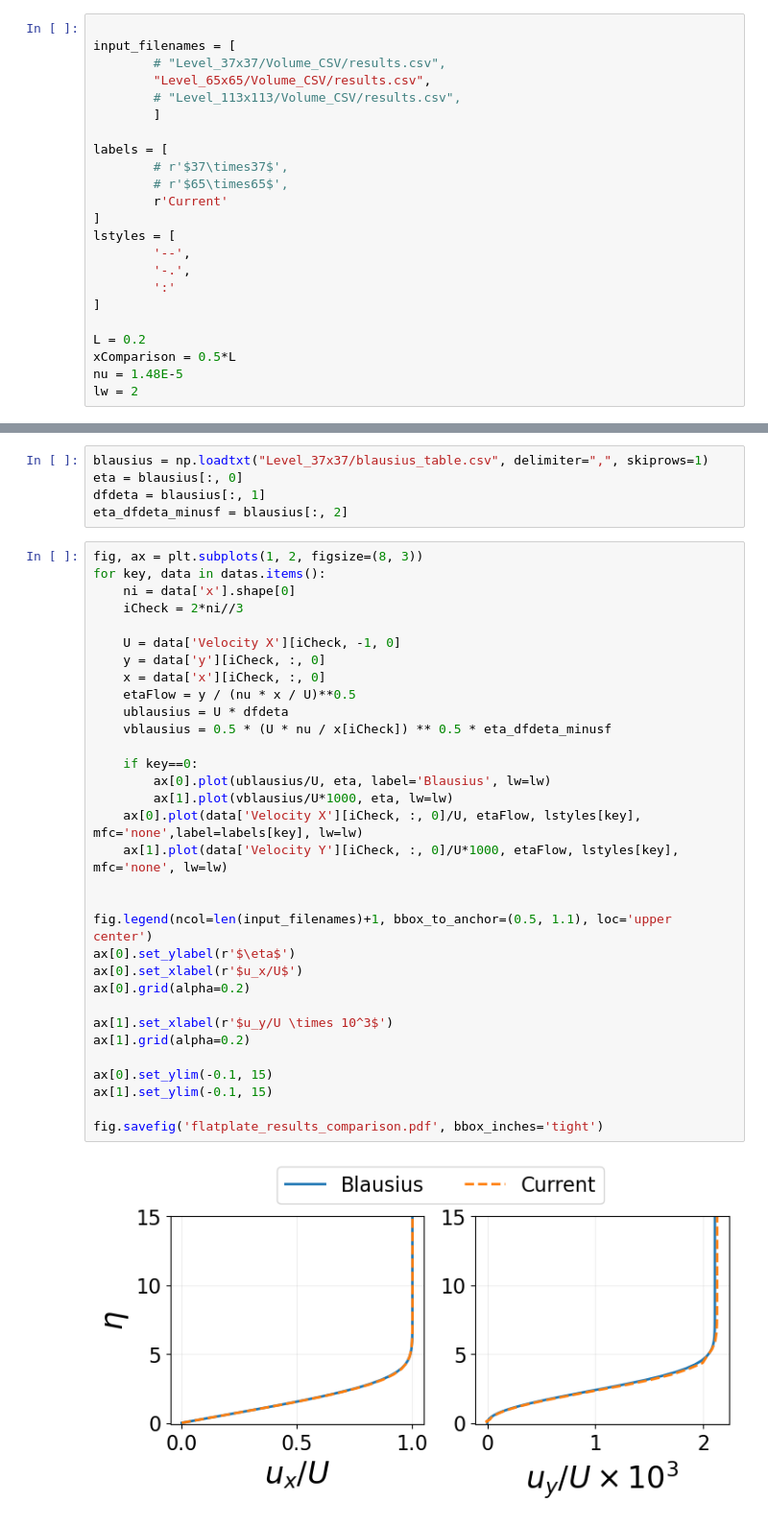
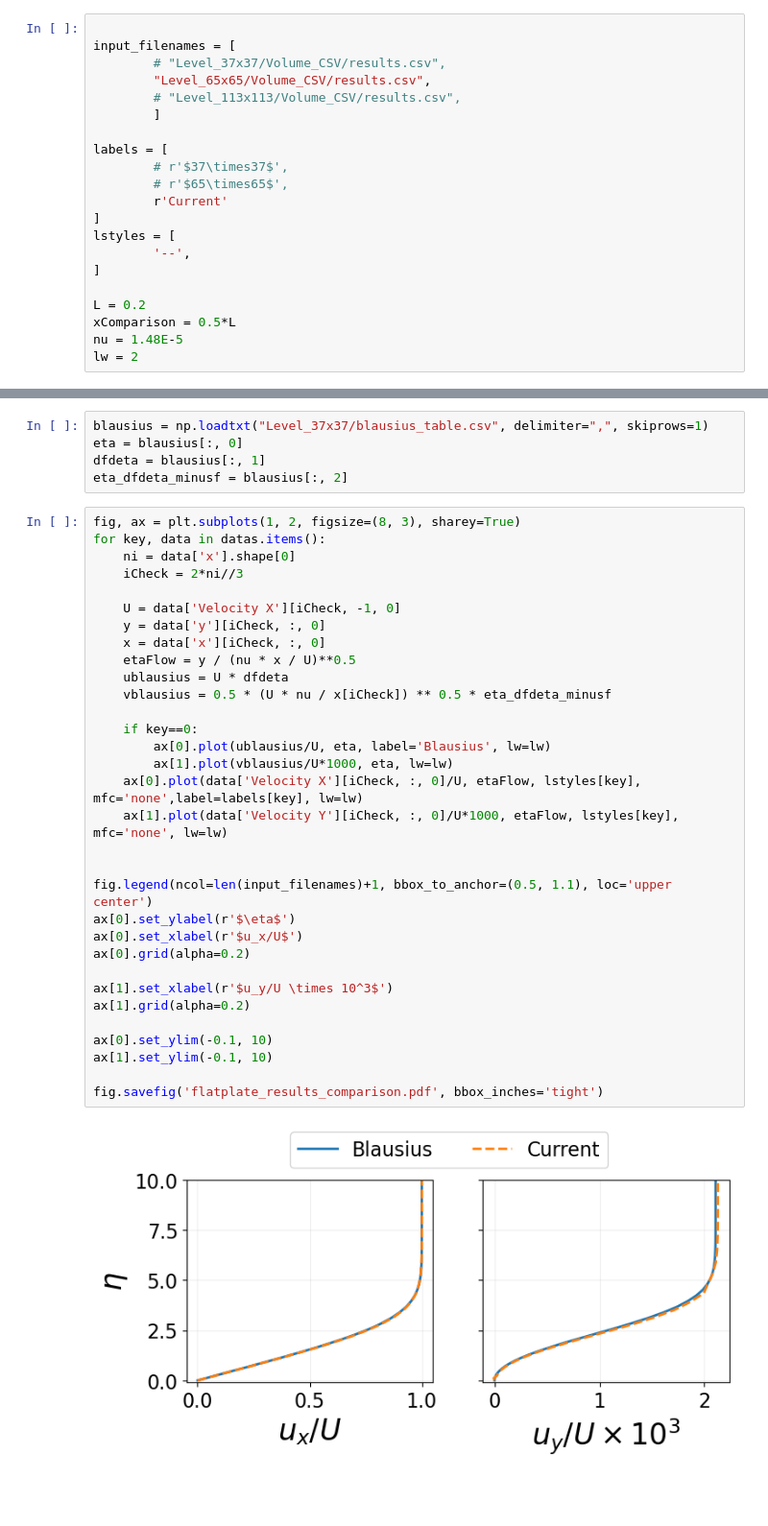
Before and after one commit to Propulsion-Power-TU-Delft/CTurboBFM, a Jupyter notebook: testcases/Blausius_FlatPlate/compare_results.ipynb, the cells around one changed output, grey strips where cells are left out. Shown at 96% size. Saved outputs shown, nothing was run; the diff lists cells and outputs as text; blank space fills up the shorter version.

```diff
--- a/testcases/Blausius_FlatPlate/compare_results.ipynb
+++ b/testcases/Blausius_FlatPlate/compare_results.ipynb
@@ -18,8 +18,6 @@ labels = [
 ]
 lstyles = [
         '--',
-        '-.',
-        ':'
 ]
 
 L = 0.2
@@ -44,39 +42,39 @@ eta = blausius[:, 0]
 dfdeta = blausius[:, 1]
 eta_dfdeta_minusf = blausius[:, 2]
 # %%
-fig, ax = plt.subplots(1, 2, figsize=(8, 3))
+fig, ax = plt.subplots(1, 2, figsize=(8, 3), sharey=True)
 for key, data in datas.items():
     ni = data['x'].shape[0]
     iCheck = 2*ni//3
 
     U = data['Velocity X'][iCheck, -1, 0]
     y = data['y'][iCheck, :, 0]
     x = data['x'][iCheck, :, 0]
     etaFlow = y / (nu * x / U)**0.5
     ublausius = U * dfdeta
     vblausius = 0.5 * (U * nu / x[iCheck]) ** 0.5 * eta_dfdeta_minusf
 
     if key==0:
         ax[0].plot(ublausius/U, eta, label='Blausius', lw=lw)
         ax[1].plot(vblausius/U*1000, eta, lw=lw)
     ax[0].plot(data['Velocity X'][iCheck, :, 0]/U, etaFlow, lstyles[key], mfc='none',label=labels[key], lw=lw)
     ax[1].plot(data['Velocity Y'][iCheck, :, 0]/U*1000, etaFlow, lstyles[key], mfc='none', lw=lw)
 
 
 fig.legend(ncol=len(input_filenames)+1, bbox_to_anchor=(0.5, 1.1), loc='upper center')
 ax[0].set_ylabel(r'$\eta$')
 ax[0].set_xlabel(r'$u_x/U$')
 ax[0].grid(alpha=0.2)
 
 ax[1].set_xlabel(r'$u_y/U \times 10^3$')
 ax[1].grid(alpha=0.2)
 
-ax[0].set_ylim(-0.1, 15)
-ax[1].set_ylim(-0.1, 15)
+ax[0].set_ylim(-0.1, 10)
+ax[1].set_ylim(-0.1, 10)
 
 fig.savefig('flatplate_results_comparison.pdf', bbox_inches='tight')
 # %% [output]
-[figure, old version]
+[figure, new version]
 # %%
 plt.figure(figsize=(10,4))
 
```
Also changed, not shown: parts of 1 cell of this notebook, 20 other files.
